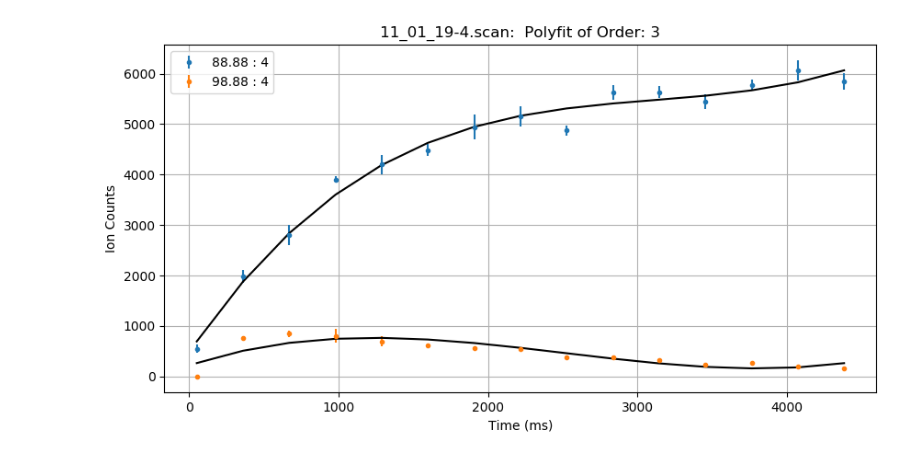
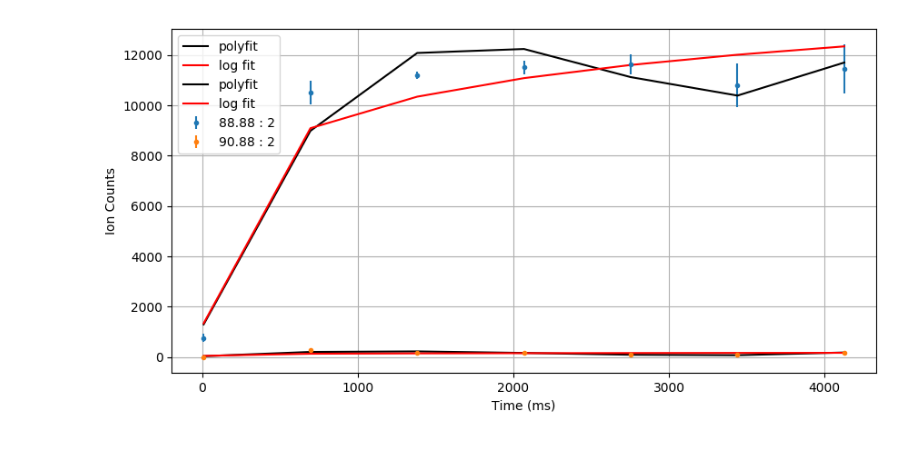
Before and after one commit to aravindhnivas/FELion-Spectrum-Analyser, a Jupyter notebook: testing/timescanplot.ipynb, the cells around one changed output. Drawn from its saved outputs; the diff is of its cells as text; code cells hidden in the pictures.

```diff
--- a/testing/timescanplot.ipynb
+++ b/testing/timescanplot.ipynb
@@ -12,4 +11,9 @@ filename = "11_01_19-4.scan"
 # %%
+filename = "08_01_19-2.scan"
+def func(x, a, b, c):
+  #return a * np.exp(-b * x) + c
+  return a * np.log(b * x) + c
+
 f = open(filename)
 no_of_mass = 0
 start = False
@@ -100,33 +104,47 @@ standard_deviation = [[math.sqrt(i) for i in j] for j in varience]
 #standard error
 standard_error = [[i/math.sqrt(k) for i in j] for j, k in zip(standard_deviation, iterations)]
 
 if len(time)<len(mass_mean[0]):
     for i in range(no_of_mass):
         del mass_mean[i][-1]
         del standard_error[i][-1]
 
 plt.figure(figsize=(10,5), dpi = 100)
 deg = 3
 for i in range(no_of_mass):
     if iterations[i]>1:
         x, y, err = time, mass_mean[i], standard_error[i]
         lg = "{} : {}".format(mass_values[i], iterations[i])
 
         plt.errorbar(x, y, yerr = err, fmt = ".", label = lg )
 
+        # polyfit
+
         z = np.polyfit(x, y, deg)
         p = np.poly1d(z)
         y_fit = [p(i) for i in x]
 
-        plt.plot(x, y_fit, "k-")
+        plt.plot(x, y_fit, "k-", label = "polyfit")
+
+        # log fit
+        popt, pcov = curve_fit(func, x, y)
+
+        #brutal force to avoid errors
+        x = np.array(x, dtype=float) #transform your data in a numpy array of floats
+        y = np.array(y, dtype=float) #so the curve_fit can work
+
+        yy = func(x, *popt)
+
+        plt.plot(x, yy, 'r-', label = "log fit")
+
 
 plt.grid(True)
 plt.xlabel("Time (ms)")
 plt.ylabel("Ion Counts")
 plt.legend()
-plt.title(filename + ":  Polyfit of Order: %i"%deg)
+#plt.title(filename + ":  Polyfit of Order: %i"%deg)
 plt.savefig(filename+".png")
 plt.show()
 plt.close()
 # %% [output]
-[figure, old version]
+[figure, new version]
```
Also changed, not shown: parts of 7 cells of this notebook, 1 other file.
